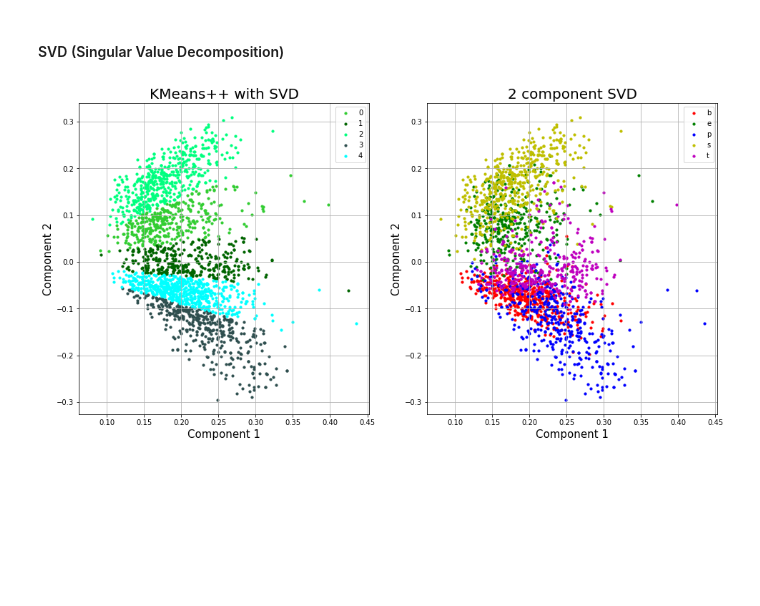
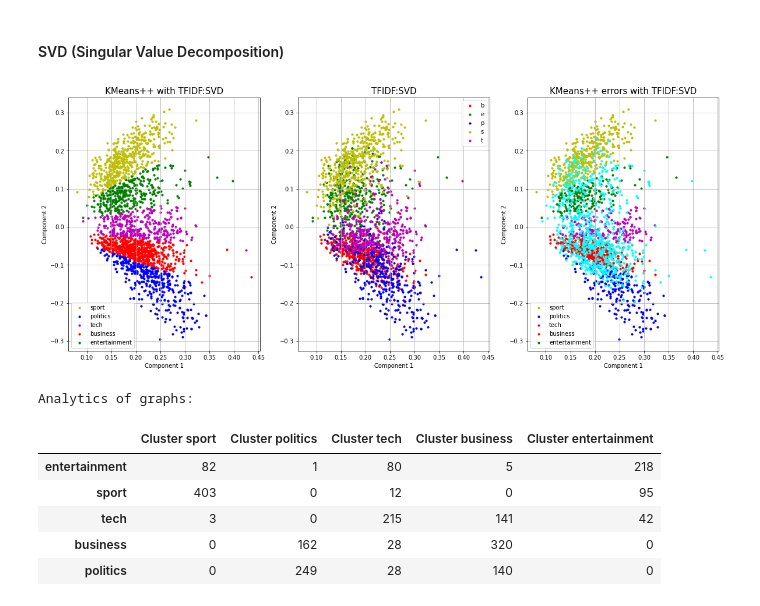
Before and after one commit to mar-fritz/data-mining-assignment-2, a Jupyter notebook: ergasia2.ipynb, the cells around one changed output. Saved outputs shown, nothing was run; the diff lists cells and outputs as text; code cells hidden in the pictures; blank space fills up the shorter version.

```diff
--- a/ergasia2.ipynb
+++ b/ergasia2.ipynb
@@ -1064,42 +1096,15 @@ pd.concat([datadf.loc[y_kmeans==t].groupby('category')['title'].count().rename("
 # %%
 from sklearn.preprocessing import normalize
 
-y_kmeans = kmeans.fit_predict(normalize(X_tfidf_svd))
+y_kmeans_tfidf_svd = kmeans.fit_predict(normalize(X_tfidf_svd))
-# %%
-testdf = pd.DataFrame(X_tfidf_svd, index=datadf.index, columns=["component 1",
-                                                                "component 2"])
-
-fig = plt.figure(figsize = (16,8))
-ax = fig.add_subplot(1,2,2)
-ax.set_xlabel('Component 1', fontsize = 15)
-ax.set_ylabel('Component 2', fontsize = 15)
-ax.set_title('2 component SVD', fontsize = 20)
-targets = ['b', 'e', 'p', 's', 't']
-colors = ['r', 'g', 'b', 'y', 'm']
-for target, color in zip(targets,colors):
-    indicesToKeep = datadf.filter(like=target, axis=0).index
-    ax.scatter(testdf.loc[indicesToKeep, 'component 1']
-               , testdf.loc[indicesToKeep, 'component 2']
-               , c = color
-               , s = 10)
-ax.legend(targets)
-ax.grid()
-
-
-ax = fig.add_subplot(1,2,1)
-targets = [0, 1, 2, 3, 4]
-colors = ['limegreen', 'darkgreen', 'springgreen', 'darkslategrey', 'cyan']
-for target, color in zip(targets,colors):
-    indicesToKeep = y_kmeans ==target
-    ax.scatter(X_tfidf_svd[indicesToKeep, 0],
-                X_tfidf_svd[indicesToKeep, 1],
-                c = color,
-                s = 10)
-ax.legend(targets)
-ax.set_xlabel('Component 1', fontsize = 15)
-ax.set_ylabel('Component 2', fontsize = 15)
-ax.set_title('KMeans++ with SVD', fontsize = 20)
-ax.grid()
-plt.show()
-# %% [output]
-[figure, removed]
+# %%
+kmeans_clustering_analysis(X_tfidf_svd, y_kmeans_tfidf_svd,"TFIDF:SVD", ['r', 'g', 'b', 'y', 'm'], 'cyan')
+# %% [output]
+[figure, added]
+Analytics of graphs:
+|  | Cluster sport | Cluster politics | Cluster tech | Cluster business | Cluster entertainment |
+| entertainment | 82 | 1 | 80 | 5 | 218 |
+| sport | 403 | 0 | 12 | 0 | 95 |
+| tech | 3 | 0 | 215 | 141 | 42 |
+| business | 0 | 162 | 28 | 320 | 0 |
+| politics | 0 | 249 | 28 | 140 | 0 |
```
Also changed, not shown: parts of 12 cells of this notebook.
